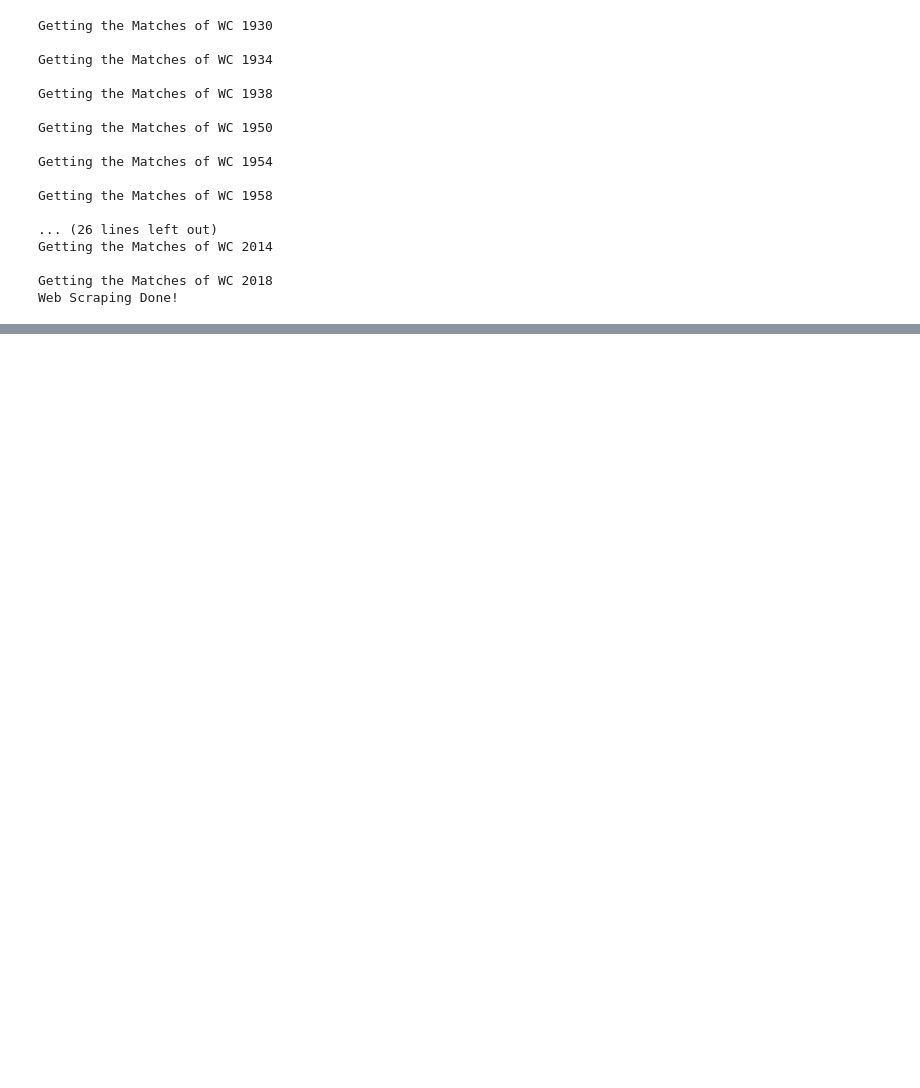
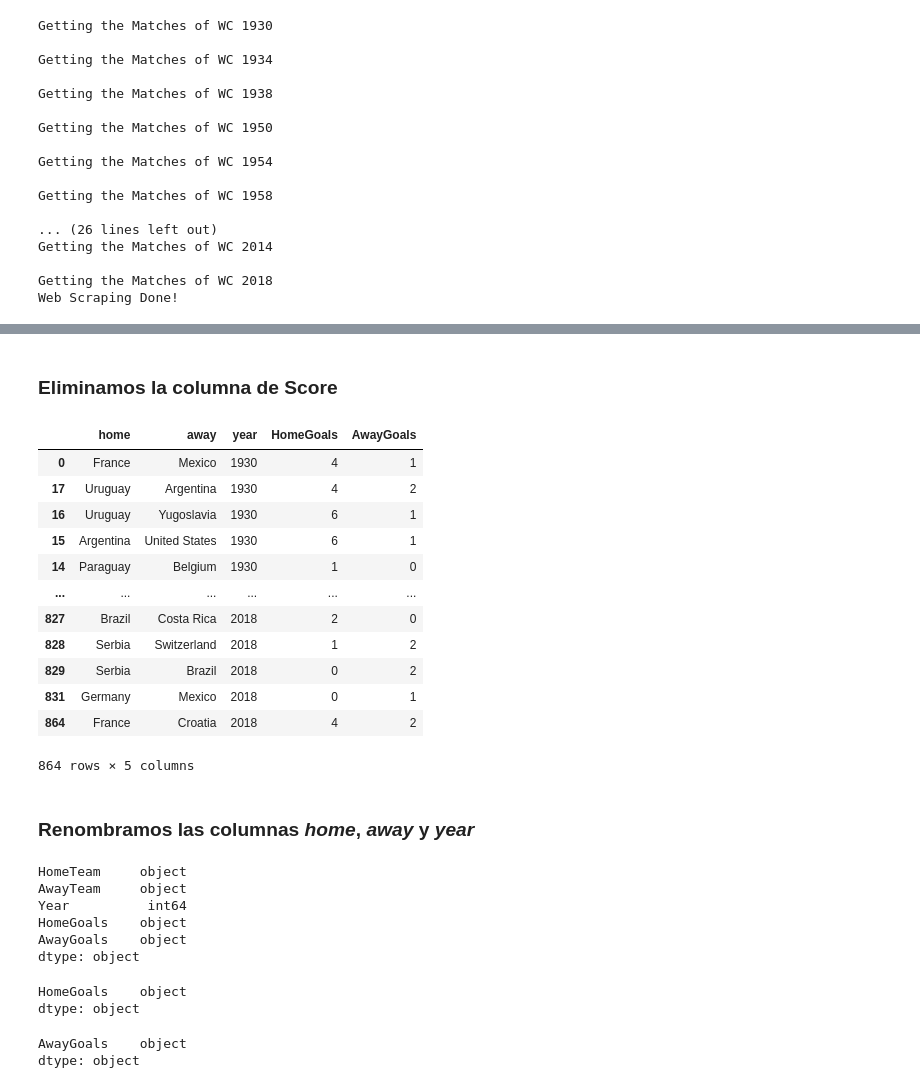
Before and after one commit to JuanjoRestrepo/Qatar-2022, a Jupyter notebook: WorldCup_Qatar2022_Predictor.ipynb, the cells around one changed output, grey strips where cells are left out. Cells and saved outputs as stored; diff of their text form; code cells hidden in the pictures; blank space fills up the shorter version.

```diff
--- a/WorldCup_Qatar2022_Predictor.ipynb
+++ b/WorldCup_Qatar2022_Predictor.ipynb
@@ -247,0 +453,21 @@ df_fixture.to_csv('fifa_worldcup_fixture.csv', index=False)
+# %% [markdown]
+### Eliminamos la columna de Score
+# %%
+df_data_historica.drop('score', axis=1, inplace=True)
+df_data_historica
+# %% [output]
+|  | home | away | year | HomeGoals | AwayGoals |
+| 0 | France | Mexico | 1930 | 4 | 1 |
+| 17 | Uruguay | Argentina | 1930 | 4 | 2 |
+| 16 | Uruguay | Yugoslavia | 1930 | 6 | 1 |
+| 15 | Argentina | United States | 1930 | 6 | 1 |
+| 14 | Paraguay | Belgium | 1930 | 1 | 0 |
+| ... | ... | ... | ... | ... | ... |
+| 827 | Brazil | Costa Rica | 2018 | 2 | 0 |
+| 828 | Serbia | Switzerland | 2018 | 1 | 2 |
+| 829 | Serbia | Brazil | 2018 | 0 | 2 |
+| 831 | Germany | Mexico | 2018 | 0 | 1 |
+| 864 | France | Croatia | 2018 | 4 | 2 |
+864 rows × 5 columns
+# %% [markdown]
+### Renombramos las columnas ***home***, ***away*** y ***year***
@@ -247,0 +477,23 @@ df_fixture.to_csv('fifa_worldcup_fixture.csv', index=False)
+# %%
+df_data_historica.dtypes
+# %% [output]
+HomeTeam     object
+AwayTeam     object
+Year          int64
+HomeGoals    object
+AwayGoals    object
+dtype: object
+# %%
+copiaHomeGoals = df_data_historica[['HomeGoals']]
+copiaHomeGoals.dtypes
+#
+# %% [output]
+HomeGoals    object
+dtype: object
+# %%
+copiaAwayGoals = df_data_historica[['AwayGoals']]
+copiaAwayGoals.dtypes
+#
+# %% [output]
+AwayGoals    object
+dtype: object
```
Also changed, not shown: parts of 54 cells of this notebook.
